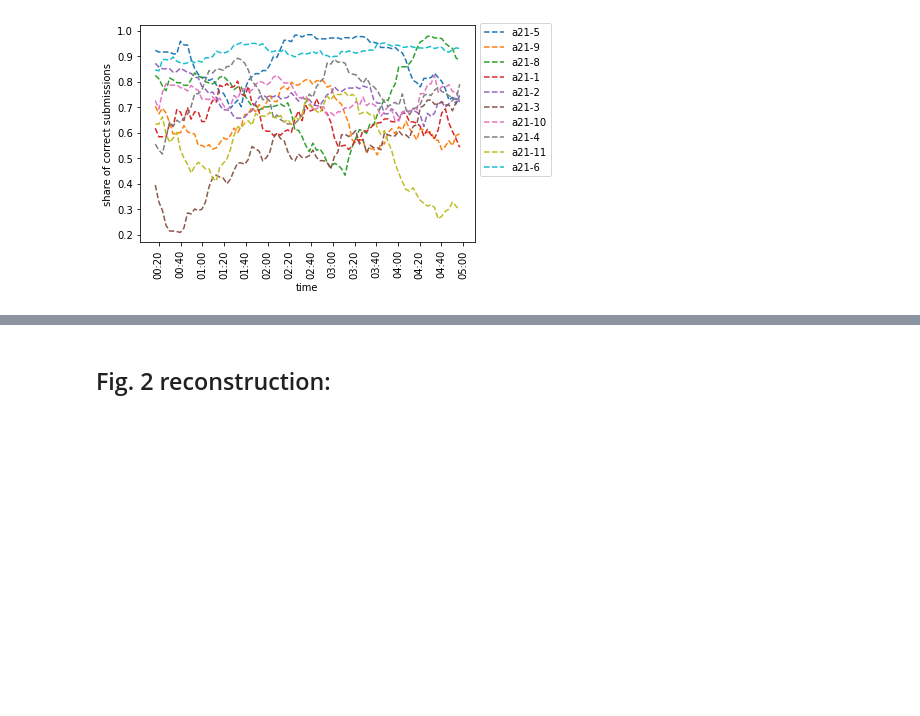
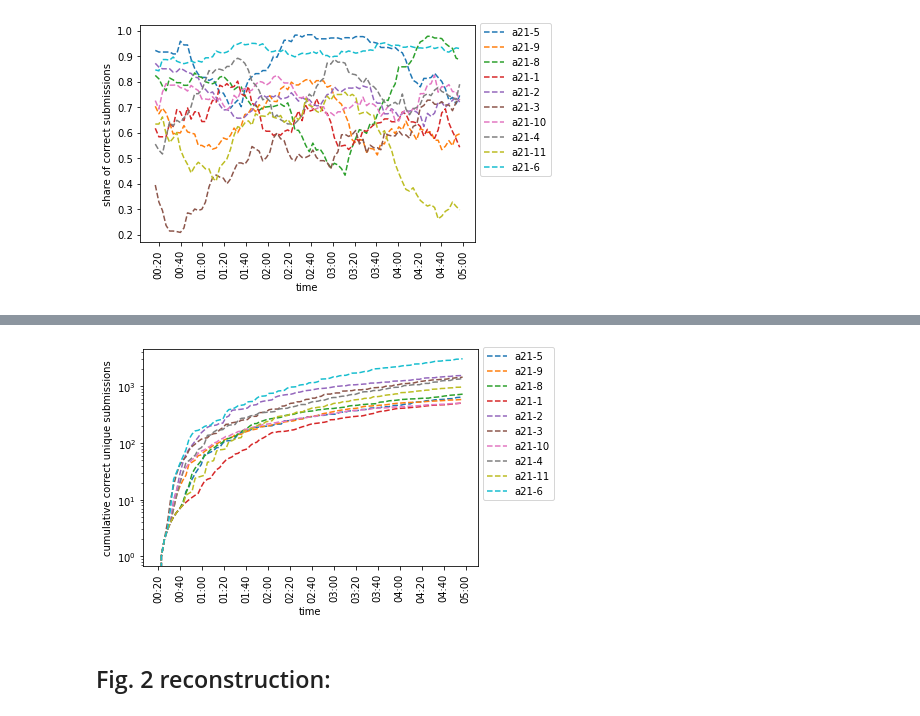
Before and after one commit to vGsteiger/VBS-Analysis, a Jupyter notebook: code/VBSEvaluation.ipynb, the cells around one changed output, grey strips where cells are left out. Cells and saved outputs as stored; diff of their text form; code cells hidden in the pictures; blank space fills up the shorter version.

```diff
--- a/code/VBSEvaluation.ipynb
+++ b/code/VBSEvaluation.ipynb
@@ -539,3 +581,57 @@ for index, t in enumerate(data['tasks']):
+# %%
+nr_bins = 100
+times = ['00:20', '00:40', '01:00', '01:20', '01:40', '02:00', '02:20', '02:40', '03:00', '03:20', '03:40', '04:00', '04:20', '04:40', '05:00']
+task_names = []
+task_collection = dict()
+
+for index, t in enumerate(data['tasks']):
+    if t['description']['taskGroup']['name'] == 'AVS':
+        task = Task(t['started'], t['ended'], t['duration'], t['position'], t['uid'], t['description']['taskGroup']['name'])
+        task_names.append(t['description']['name'])
+        nr = 0
+        videos = dict()
+
+        unique_count = dict()
+
+        for s in t['submissions']:
+            if s['status'] == 'CORRECT':
+                if s['item']['name'] not in unique_count:
+                    unique_count[s['item']['name']] = 1
+                else:
+                    unique_count[s['item']['name']] += 1
+
+        unique_videos = dict()
+
+        for vid in unique_count:
+            if unique_count[vid] == 1:
+                unique_videos[vid] = 1
+
+        for s in t['submissions']:
+            if s['status'] == 'CORRECT':
+                if s['item']['name'] in unique_videos:
+                    task.add_submission(s['memberId'], s['status'], s['teamId'], s['uid'], s['timestamp'], s['item']['name'])
+        task_collection[t['description']['name']] = task
+
+bins = []
+
+for t in tasks:
+    calculated_bin = t.get_number_of_submissions_in_bins(nr_bins)
+    bins.append(calculated_bin)
+
+for i, b in enumerate(bins):
+    df = pd.Series(b).to_frame()
+    cumsum = df.cumsum()
+    cumsum = cumsum.values.tolist()
+    plt.plot([i for i in range(nr_bins)],cumsum,label='%s'%task_names[i], linestyle='dashed')
+
+plt.ylabel('cumulative correct unique submissions')
+plt.xlabel('time')
+plt.yscale('log')
+plt.xticks(np.linspace(0, nr_bins, num=len(times)), times, rotation=90)
+plt.legend(bbox_to_anchor=(1, 1.03), loc='upper left')
+plt.savefig('figs/cumulative_correct_unique_over_time_v2.pdf', format='pdf', bbox_inches="tight")
+# %% [output]
+[figure, added]
 # %% [markdown]
 ## Fig. 2 reconstruction:
 # %%
```
Also changed, not shown: parts of 6 cells of this notebook, 8 other files.
